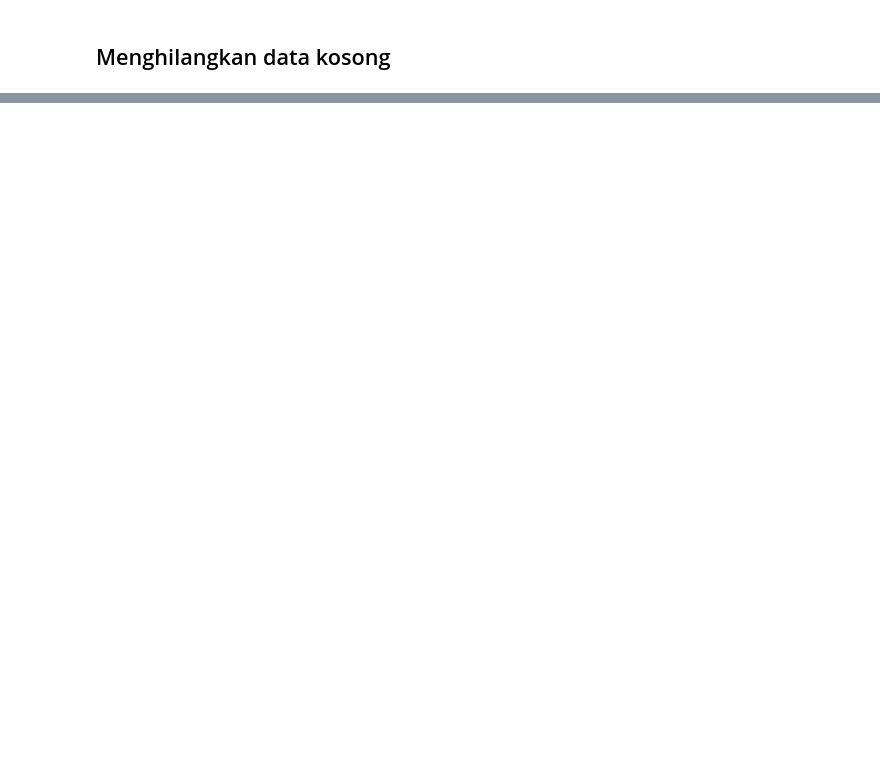
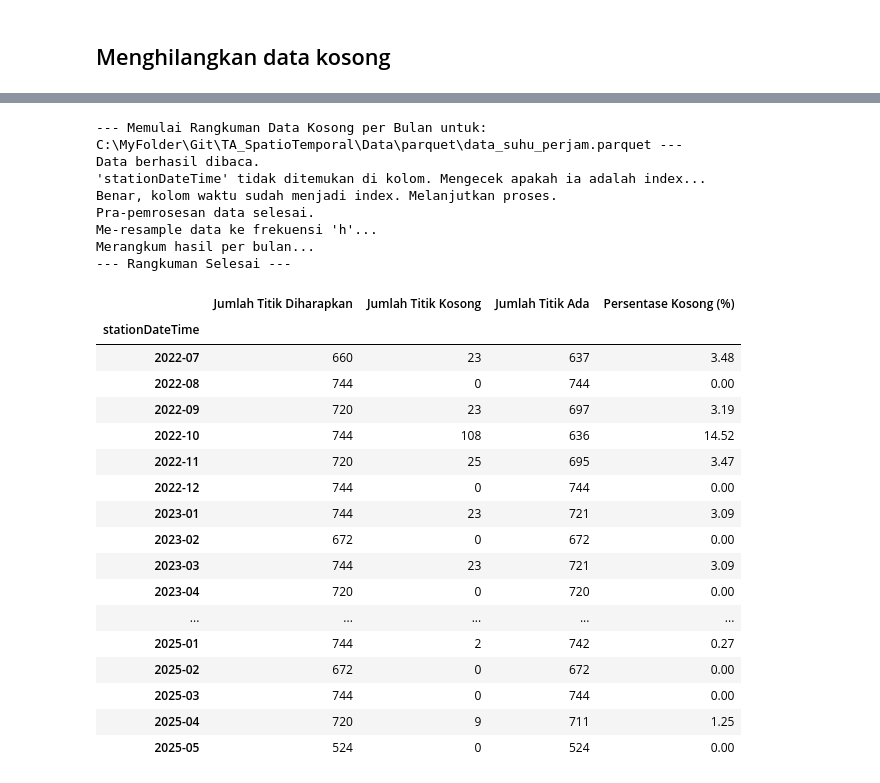
Before and after one commit to dannhkm/TAspatiotemporal, a Jupyter notebook: Code/main1.ipynb, the cells around one changed output, grey strips where cells are left out. Drawn from its saved outputs; the diff is of its cells as text; code cells hidden in the pictures; blank space fills up the shorter version.

```diff
--- a/Code/main1.ipynb
+++ b/Code/main1.ipynb
@@ -333,0 +853,30 @@ df_hari_4 = pd.read_parquet(r'C:\MyFolder\Git\TA_SpatioTemporal\Data\parquet\dat
+# %%
+# rangkuman data suhu yang hilang per bulan
+mydef.rangkum_missing_data_per_bulan(r'C:\MyFolder\Git\TA_SpatioTemporal\Data\parquet\data_suhu_perjam.parquet')
+# %% [output]
+--- Memulai Rangkuman Data Kosong per Bulan untuk: C:\MyFolder\Git\TA_SpatioTemporal\Data\parquet\data_suhu_perjam.parquet ---
+Data berhasil dibaca.
+'stationDateTime' tidak ditemukan di kolom. Mengecek apakah ia adalah index...
+Benar, kolom waktu sudah menjadi index. Melanjutkan proses.
+Pra-pemrosesan data selesai.
+Me-resample data ke frekuensi 'h'...
+Merangkum hasil per bulan...
+--- Rangkuman Selesai ---
+|  | Jumlah Titik Diharapkan | Jumlah Titik Kosong | Jumlah Titik Ada | Persentase Kosong (%) |
+| stationDateTime |  |  |  |  |
+| 2022-07 | 660 | 23 | 637 | 3.48 |
+| 2022-08 | 744 | 0 | 744 | 0.00 |
+| 2022-09 | 720 | 23 | 697 | 3.19 |
+| 2022-10 | 744 | 108 | 636 | 14.52 |
+| 2022-11 | 720 | 25 | 695 | 3.47 |
+| 2022-12 | 744 | 0 | 744 | 0.00 |
+| 2023-01 | 744 | 23 | 721 | 3.09 |
+| 2023-02 | 672 | 0 | 672 | 0.00 |
+| 2023-03 | 744 | 23 | 721 | 3.09 |
+| 2023-04 | 720 | 0 | 720 | 0.00 |
+| ... | ... | ... | ... | ... |
+| 2025-01 | 744 | 2 | 742 | 0.27 |
+| 2025-02 | 672 | 0 | 672 | 0.00 |
+| 2025-03 | 744 | 0 | 744 | 0.00 |
+| 2025-04 | 720 | 9 | 711 | 1.25 |
+| 2025-05 | 524 | 0 | 524 | 0.00 |
```
Also changed, not shown: parts of 57 cells of this notebook, 36 other files.
